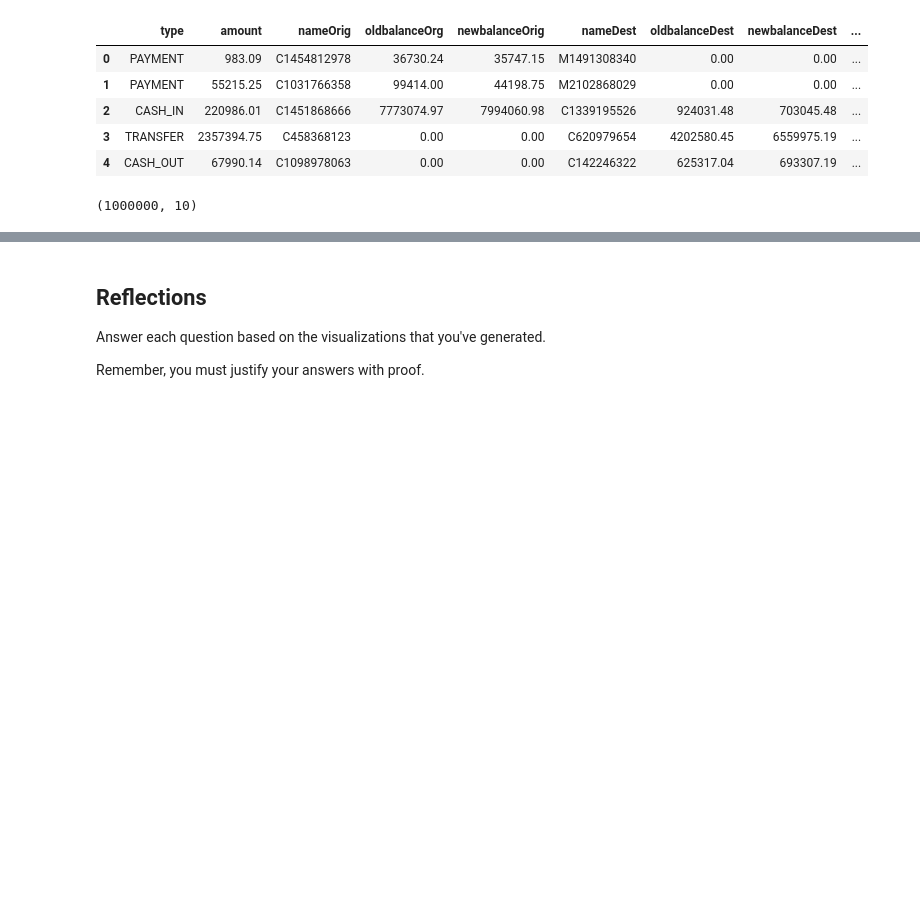
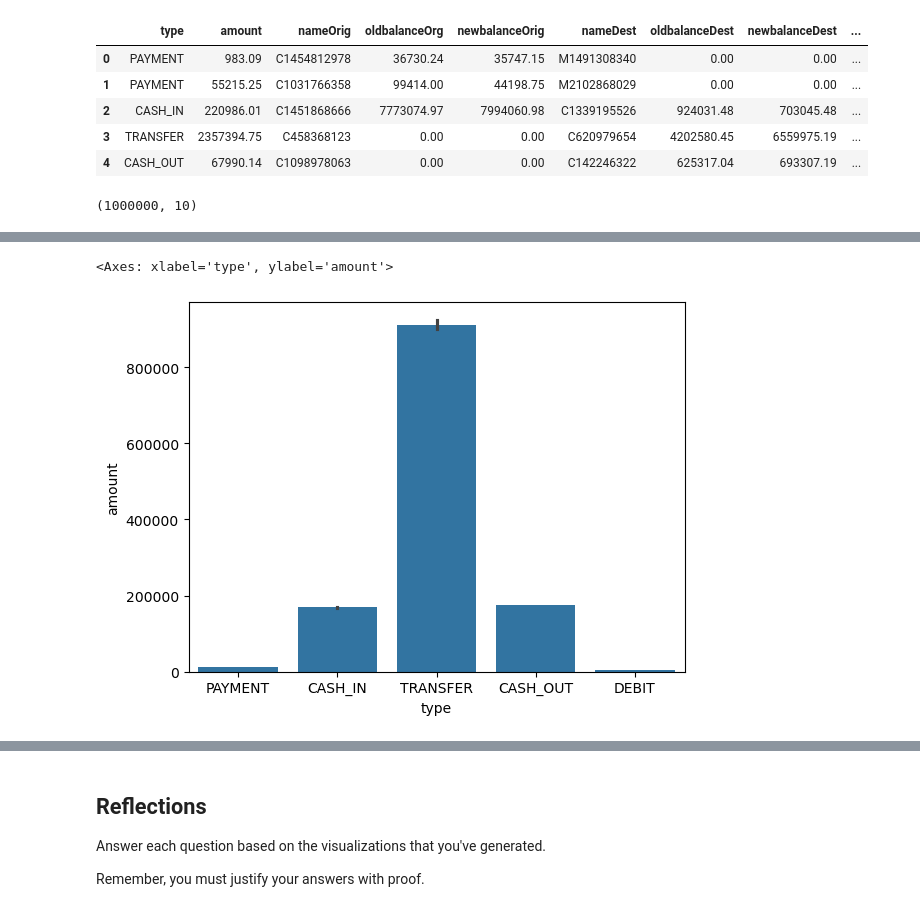
Before and after one commit to Kachi031/Fraud-Detection, a Jupyter notebook: notebooks/eda.ipynb, the cells around one changed output, grey strips where cells are left out. Drawn from its saved outputs; the diff is of its cells as text; code cells hidden in the pictures; blank space fills up the shorter version.

```diff
--- a/notebooks/eda.ipynb
+++ b/notebooks/eda.ipynb
@@ -34,0 +75,5 @@ transactions.head()
+# %%
+sns.barplot(x=transactions["type"], y=transactions["amount"])
+# %% [output]
+<Axes: xlabel='type', ylabel='amount'>
+[figure, added]
```
Also changed, not shown: parts of 7 cells of this notebook.
